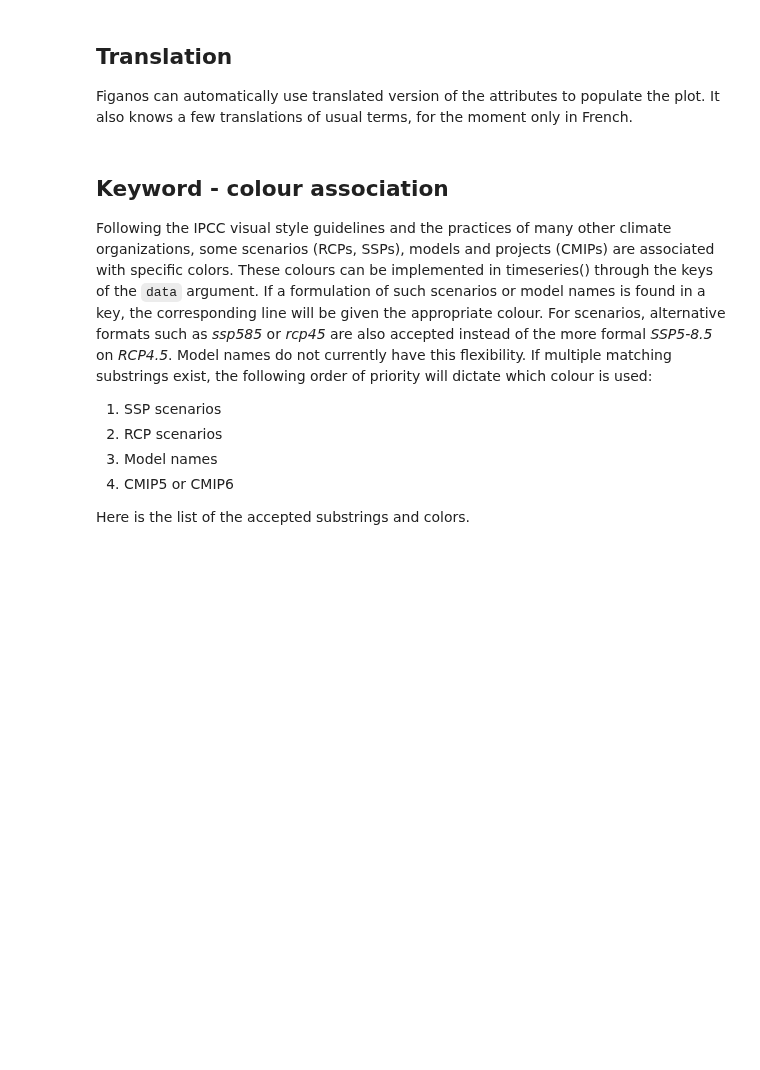
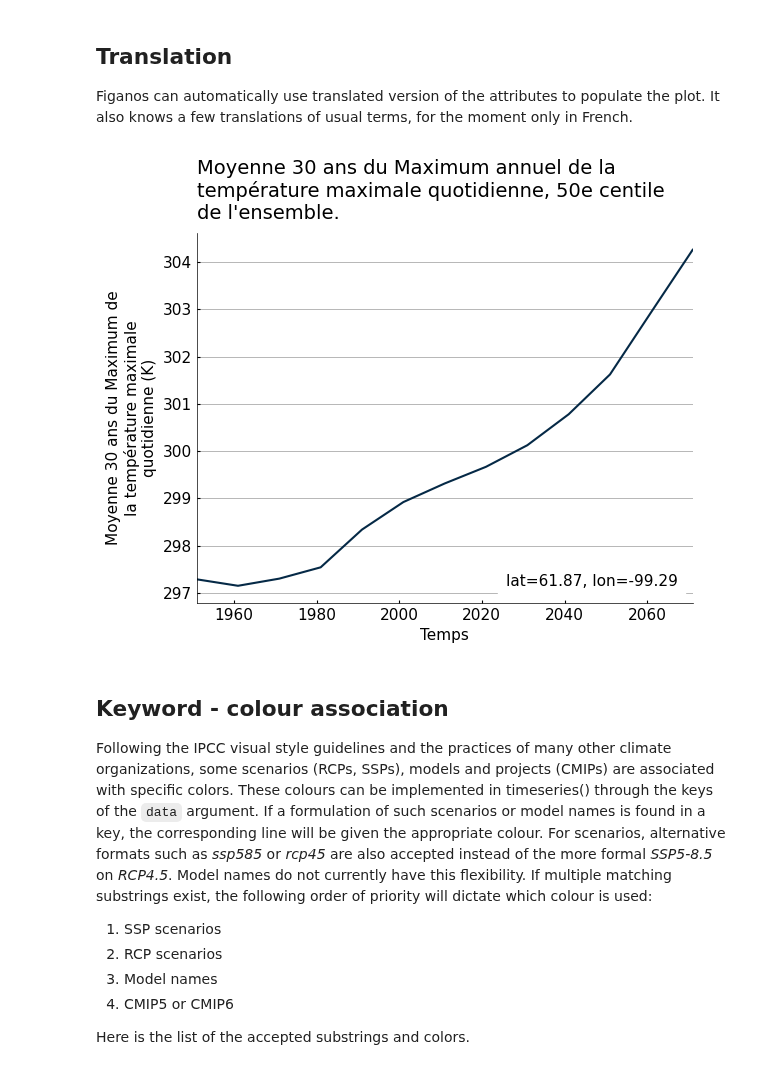
Before and after one commit to Ouranosinc/figanos, a Jupyter notebook: docs/notebooks/figanos_timeseries.ipynb, the cells around one changed output. Cells and saved outputs as stored; diff of their text form; code cells hidden in the pictures; blank space fills up the shorter version.

```diff
--- a/docs/notebooks/figanos_timeseries.ipynb
+++ b/docs/notebooks/figanos_timeseries.ipynb
@@ -127,11 +127,13 @@ Figanos can automatically use translated version of the attributes to populate t
 # %%
 # Populate the example data with french attributes
 ds_time.tx_max_p50.attrs.update(
     description_fr="Moyenne 30 ans du Maximum annuel de la température maximale quotidienne, 50e centile de l'ensemble.",
     long_name_fr="Moyenne 30 ans du Maximum de la température maximale quotidienne",
 )
-with xc.set_options(metadata_locales=["fr"]):
+with set_options(metadata_locales=["fr"]):
     fg.timeseries(ds_time.tx_max_p50)
+# %% [output]
+[figure, added]
 # %% [markdown]
 ## Keyword - colour association
 
```
Also changed, not shown: parts of 1 cell of this notebook.
